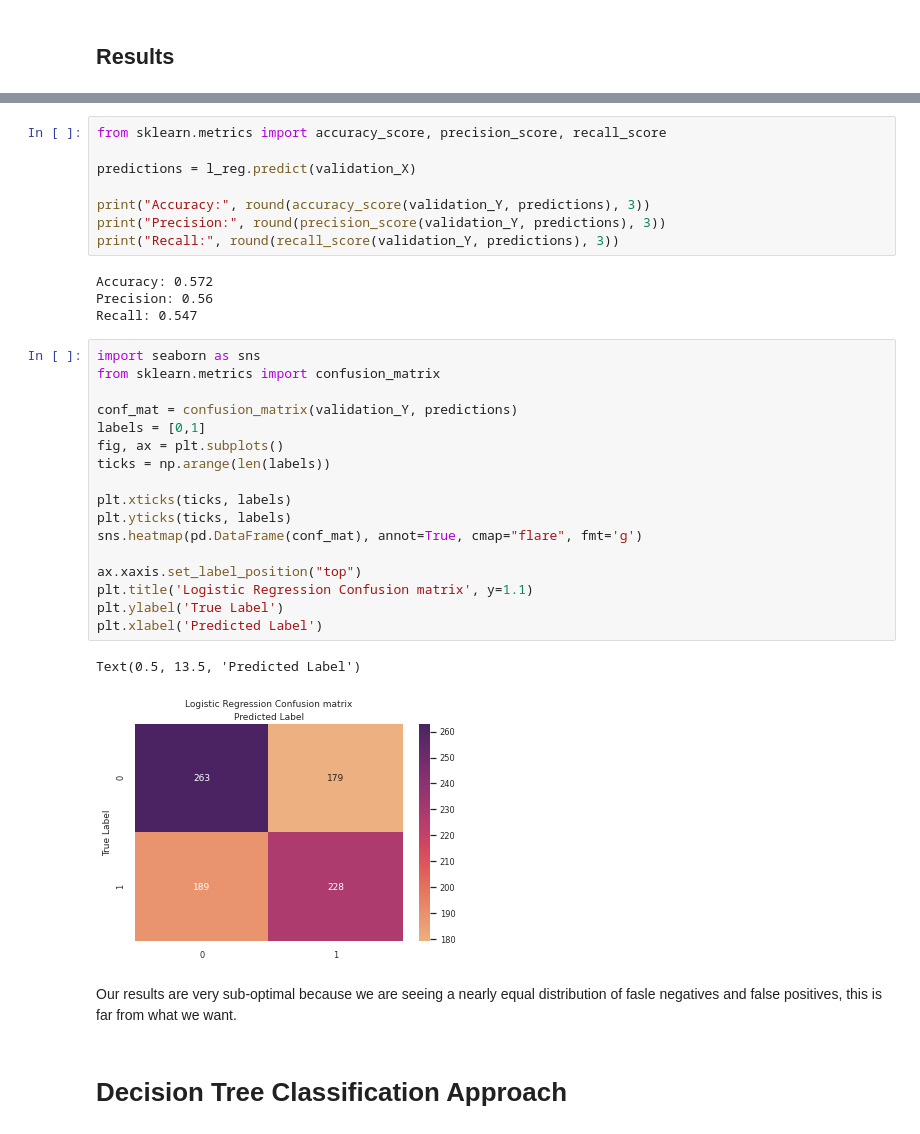
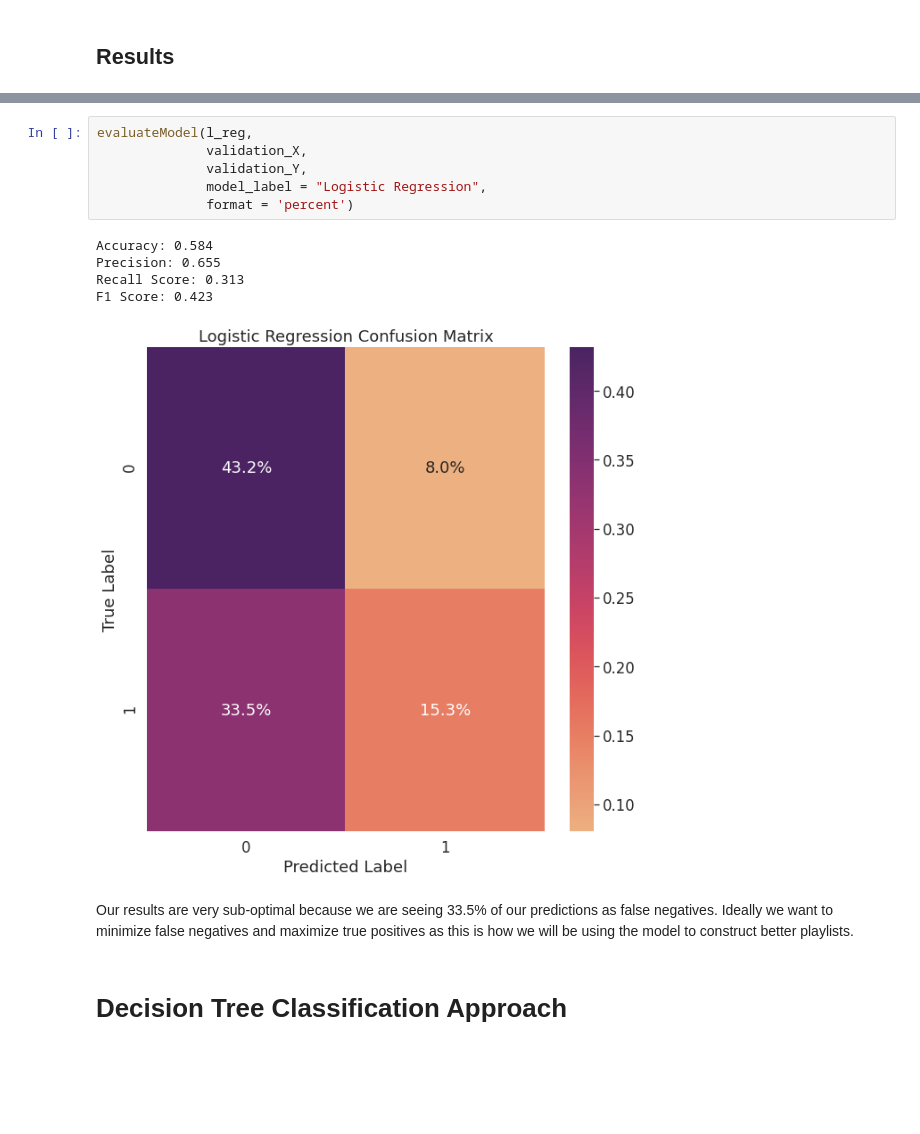
Before and after one commit to nullmaxwell/learnify, a Jupyter notebook: main.ipynb, the cells around one changed output, grey strips where cells are left out. Cells and saved outputs as stored; diff of their text form; blank space fills up the shorter version.

```diff
--- a/main.ipynb
+++ b/main.ipynb
@@ -579,37 +637,17 @@ l_reg.score(validation_X, validation_Y) * 100
-# %%
-from sklearn.metrics import accuracy_score, precision_score, recall_score
-
-predictions = l_reg.predict(validation_X)
-
-print("Accuracy:", round(accuracy_score(validation_Y, predictions), 3))
-print("Precision:", round(precision_score(validation_Y, predictions), 3))
-print("Recall:", round(recall_score(validation_Y, predictions), 3))
-# %% [output]
-Accuracy: 0.572
-Precision: 0.56
-Recall: 0.547
-# %%
-import seaborn as sns
-from sklearn.metrics import confusion_matrix
-
-conf_mat = confusion_matrix(validation_Y, predictions)
-labels = [0,1]
-fig, ax = plt.subplots()
-ticks = np.arange(len(labels))
-
-plt.xticks(ticks, labels)
-plt.yticks(ticks, labels)
-sns.heatmap(pd.DataFrame(conf_mat), annot=True, cmap="flare", fmt='g')
-
-ax.xaxis.set_label_position("top")
-plt.title('Logistic Regression Confusion matrix', y=1.1)
-plt.ylabel('True Label')
-plt.xlabel('Predicted Label')
-# %% [output]
-Text(0.5, 13.5, 'Predicted Label')
-[figure, removed]
+# %%
+evaluateModel(l_reg,
+              validation_X,
+              validation_Y,
+              model_label = "Logistic Regression",
+              format = 'percent')
+# %% [output]
+Accuracy: 0.584
+Precision: 0.655
+Recall Score: 0.313
+F1 Score: 0.423
+[figure, added]
 # %% [markdown]
-Our results are very sub-optimal because we are seeing a nearly equal distribution of fasle negatives and false positives, this is far from what we want.
+Our results are very sub-optimal because we are seeing 33.5% of our predictions as false negatives. Ideally we want to minimize false negatives and maximize true positives as this is how we will be using the model to construct better playlists.
 # %% [markdown]
 # Decision Tree Classification Approach
 # %% [markdown]
```
Also changed, not shown: parts of 34 cells of this notebook.
